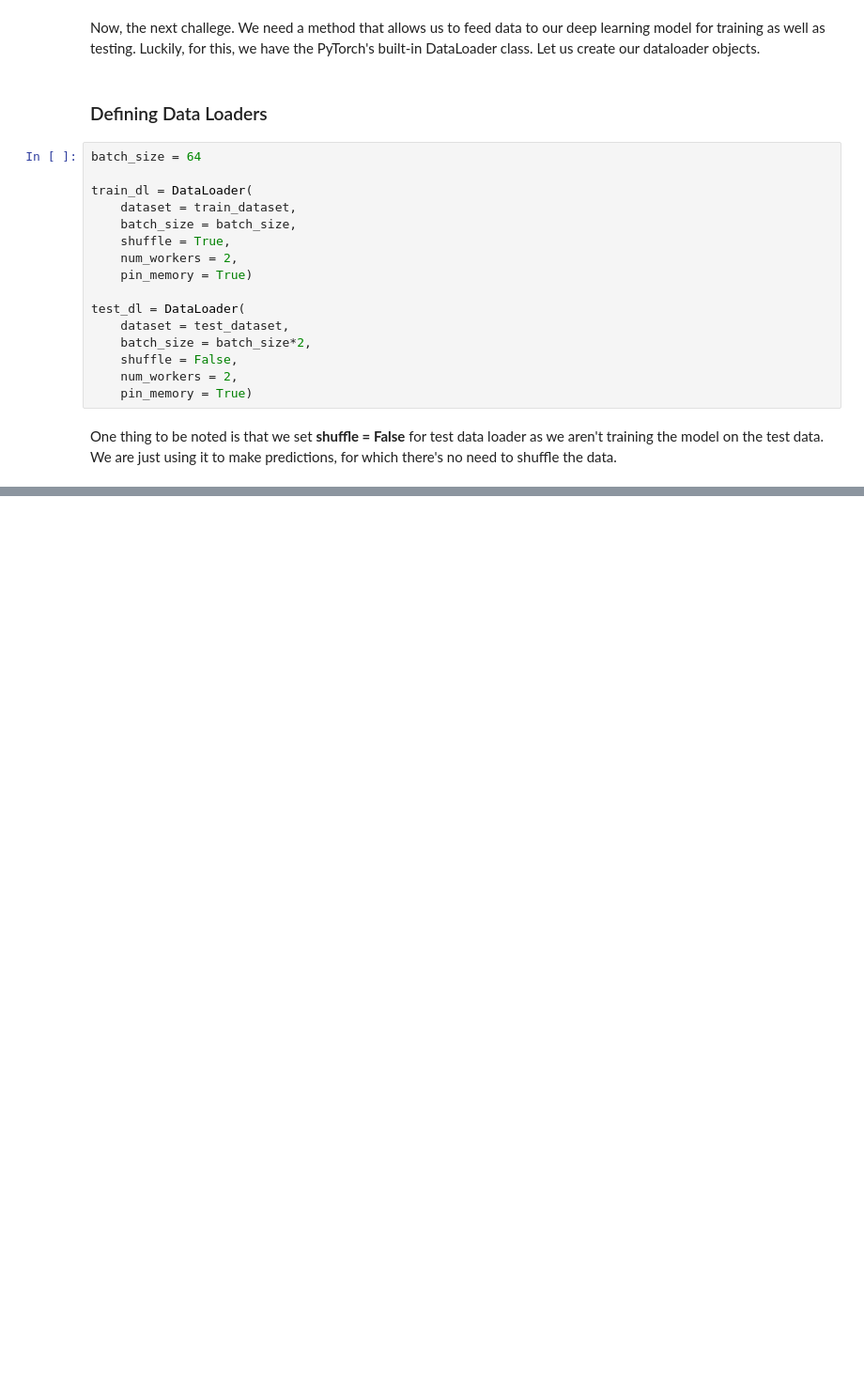
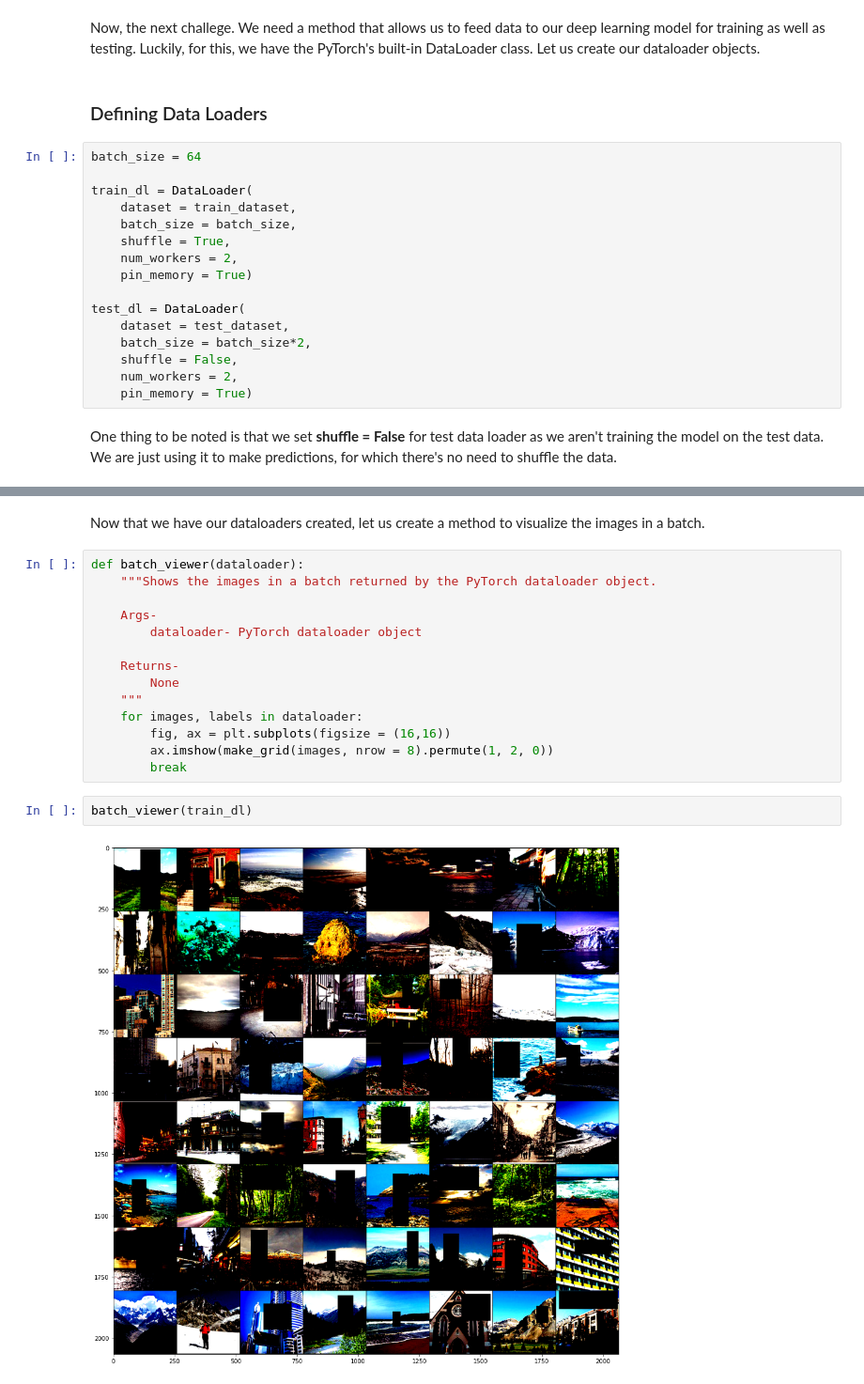
Before and after one commit to amansharma2910/DeepLearning-SceneClassificationCNN, a Jupyter notebook: SceneClassification_CNN_PyTorch(ResNet9).ipynb, the cells around one changed output, grey strips where cells are left out. Shown at 94% size. Drawn from its saved outputs; the diff is of its cells as text; blank space fills up the shorter version.

```diff
--- a/SceneClassification_CNN_PyTorch(ResNet9).ipynb
+++ b/SceneClassification_CNN_PyTorch(ResNet9).ipynb
@@ -238,0 +291,20 @@ test_dl
+# %% [markdown]
+Now that we have our dataloaders created, let us create a method to visualize the images in a batch.
+# %%
+def batch_viewer(dataloader):
+    """Shows the images in a batch returned by the PyTorch dataloader object.
+
+    Args-
+        dataloader- PyTorch dataloader object
+
+    Returns-
+        None
+    """
+    for images, labels in dataloader:
+        fig, ax = plt.subplots(figsize = (16,16))
+        ax.imshow(make_grid(images, nrow = 8).permute(1, 2, 0))
+        break
+# %%
+batch_viewer(train_dl)
+# %% [output]
+[figure, added]
```
Also changed, not shown: parts of 16 cells of this notebook.
